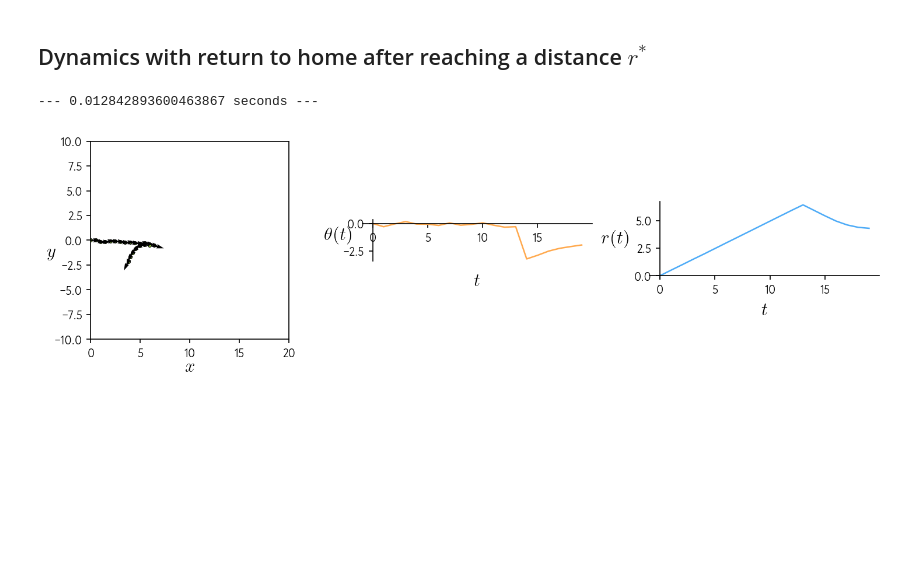
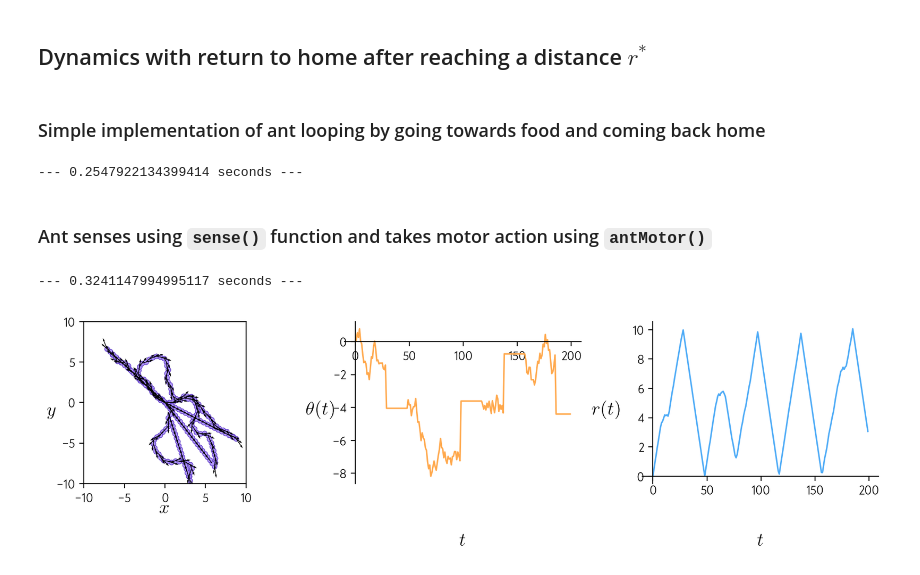
Before and after one commit to sgangaprasath/CollectiveTradeoff, a Jupyter notebook: findFood.ipynb, the cells around one changed output. Drawn from its saved outputs; the diff is of its cells as text; code cells hidden in the pictures; blank space fills up the shorter version.

```diff
--- a/findFood.ipynb
+++ b/findFood.ipynb
@@ -357,20 +357,40 @@ register_pytree_node(ant,
+# %% [markdown]
+### Simple implementation of ant looping by going towards food and coming back home
 # %%
-rng = random.PRNGKey(1)
+rng = random.PRNGKey(0)
 p = params()
-ag = ant(p.rInit, p.thetInit, rng)
+ag = antMotor(p.rInit, p.thetInit, rng)
 start_time = time.time()
 rxFull = np.array(p.rInit[0])
 ryFull = np.array(p.rInit[1])
 thetFull = np.array(p.thetInit)
-for i in range(p.nMax):
+ind = 0
+fStch = True
+bStch = False
+while ind < p.nMax:
     if jnp.sqrt(jnp.dot(ag.r, ag.r)) > p.rSt:
+        fStch = False
+        bStch = True
         new_thet = jnp.arctan2(ag.r[1],ag.r[0])
+        new_thet -= jnp.pi
+    elif (jnp.sqrt(jnp.dot(ag.r, ag.r)) < p.eps) & (bStch == True):
+        bStch = False
+        fStch = True
+        # ag = ag.stepFwd(p.dr)
+
+    if fStch == True:
+        ag = ag.stepFwd(p.dr)
+    if bStch == True:
         ag = ag.homing(p.dr, new_thet)
-    else:
-        ag = ag.stepFwd(p.dr)
+
     rxFull = np.vstack((rxFull, np.array(ag.r[0])))
     ryFull = np.vstack((ryFull, np.array(ag.r[1])))
     thetFull = np.vstack((thetFull, np.array(ag.thet)))
+
+    ind += 1
+
 print("--- %s seconds ---" % (time.time() - start_time))
 # %% [output]
---- 0.012842893600463867 seconds ---
+--- 0.2547922134399414 seconds ---
+# %% [markdown]
+### Ant senses using `sense()` function and takes motor action using `antMotor()`
@@ -377,3 +412,30 @@ print("--- %s seconds ---" % (time.time() - start_time))
+# %%
+rng = random.PRNGKey(0)
+p = params()
+ag = antMotor(p.rInit, p.thetInit, rng)
+start_time = time.time()
+rxFull = np.array(p.rInit[0])
+ryFull = np.array(p.rInit[1])
+thetFull = np.array(p.thetInit)
+ind = 0
+# Initialize forward motion
+fStch = True
+bStch = False
+new_thet = ag.thet
+while ind < p.nMax:
+    fStch, bStch, new_thet = sense(ag, p, fStch, bStch, new_thet)
+    if fStch == True:
+        ag = ag.stepFwd(p.dr)
+    if bStch == True:
+        ag = ag.homing(p.dr, new_thet)
+    rxFull = np.vstack((rxFull, np.array(ag.r[0])))
+    ryFull = np.vstack((ryFull, np.array(ag.r[1])))
+    thetFull = np.vstack((thetFull, np.array(ag.thet)))
+    ind += 1
+
+print("--- %s seconds ---" % (time.time() - start_time))
+# %% [output]
+--- 0.3241147994995117 seconds ---
 # %%
 mpl.rcParams.update(mpl.rcParamsDefault)
 plt.rc("font", family="Noah")
@@ -382,10 +444,10 @@ plt.rc("xtick", labelsize="medium")
 linewidth = 1.2
 linestyle = "-"
 label_size = 15
-color = '#8dc63f'
+# color = '#8dc63f'
+color = colors['violet'][3]
 
-fig = plt.figure(figsize=(10, 3), dpi=150)
-
+fig = plt.figure(figsize=(10, 3), dpi=200)
 nrows, ncols = 2, 2
 gspec = gridspec.GridSpec(
     ncols=ncols, nrows=nrows, figure=fig, width_ratios=[1, 1], height_ratios=[1, 1]
@@ -396,18 +458,18 @@ nCol = 3
 ax1 = plt.subplot(nRow, nCol, 1, aspect=1)
 
 ax1.scatter(rxFull, ryFull,
-            s=8,
+            s=15,
             color=color,
-            edgecolors='k',
+            edgecolors=colors['violet'][9],
             linewidth=0.5,
             zorder=-1)
 ax1.quiver(rxFull, ryFull,
            jnp.cos(thetFull), jnp.sin(thetFull),
-           scale_units='xy', scale=1)
+           scale_units='xy', scale=0.7, color='k')
         #    , 'o', color=colors['orange'][4])
 # ax1.set_xlim([0,2*p.nMax*p.dr])
 # ax1.set_ylim([-p.nMax*p.dr,p.nMax*p.dr])
-ax1.set_xlim([0., 20.])
+ax1.set_xlim([-10., 10.])
 ax1.set_ylim([-10., 10.])
 ax1.set_xlabel(r'$x$',usetex=True, fontsize=label_size)
 ax1.set_ylabel(r'$y$',usetex=True,rotation=0, fontsize=label_size)
@@ -416,7 +478,7 @@ ax1.xaxis.set_label_coords(0.5,-0.1)
 ax1.yaxis.set_label_coords(-0.2,0.4)
 
 
-ax2 = plt.subplot(nRow, nCol, 2, aspect=1)
+ax2 = plt.subplot(nRow, nCol, 2)
 t = jnp.arange(p.nMax)
 # ax2.plot(t, np.mod(thetFull[:-1],2*np.pi),
 ax2.plot(t, thetFull[:-1],
@@ -431,32 +493,32 @@ ax2.set_ylabel(r'$\theta(t)$',usetex=True,rotation=0, fontsize=label_size)
 ax2.xaxis.set_label_coords(0.5,-0.3)
 ax2.yaxis.set_label_coords(-0.1,0.4)
 
 ax2.spines["right"].set_visible(False)
 ax2.spines["top"].set_visible(False)
 ax2.spines["left"].set_position(("data", 0))
 ax2.spines["bottom"].set_position(("data", 0))
 
-ax3 = plt.subplot(nRow, nCol, 3, aspect=1)
+ax3 = plt.subplot(nRow, nCol, 3)
 t = jnp.arange(p.nMax)
 ax3.plot(t, np.sqrt(rxFull[:-1]**2 + ryFull[:-1]**2),
         color=colors['blue'][4],
         clip_on=False,
         linewidth=linewidth,
         linestyle=linestyle,)
 ax3.set_xlabel(r'$t$',usetex=True, fontsize=label_size)
 ax3.set_ylabel(r'$r(t)$',usetex=True,rotation=0, fontsize=label_size)
 # ax3.set_ylim([0.,2*np.pi])
 
 ax3.xaxis.set_label_coords(0.5,-0.3)
 ax3.yaxis.set_label_coords(-0.15,0.4)
 
 ax3.spines["right"].set_visible(False)
 ax3.spines["top"].set_visible(False)
 ax3.spines["left"].set_position(("data", 0))
 ax3.spines["bottom"].set_position(("data", 0))
 
 
 plt.tight_layout()
 plt.show()
 # %% [output]
-[figure, old version]
+[figure, new version]
```
Also changed, not shown: parts of 8 cells of this notebook, 1 other file.
